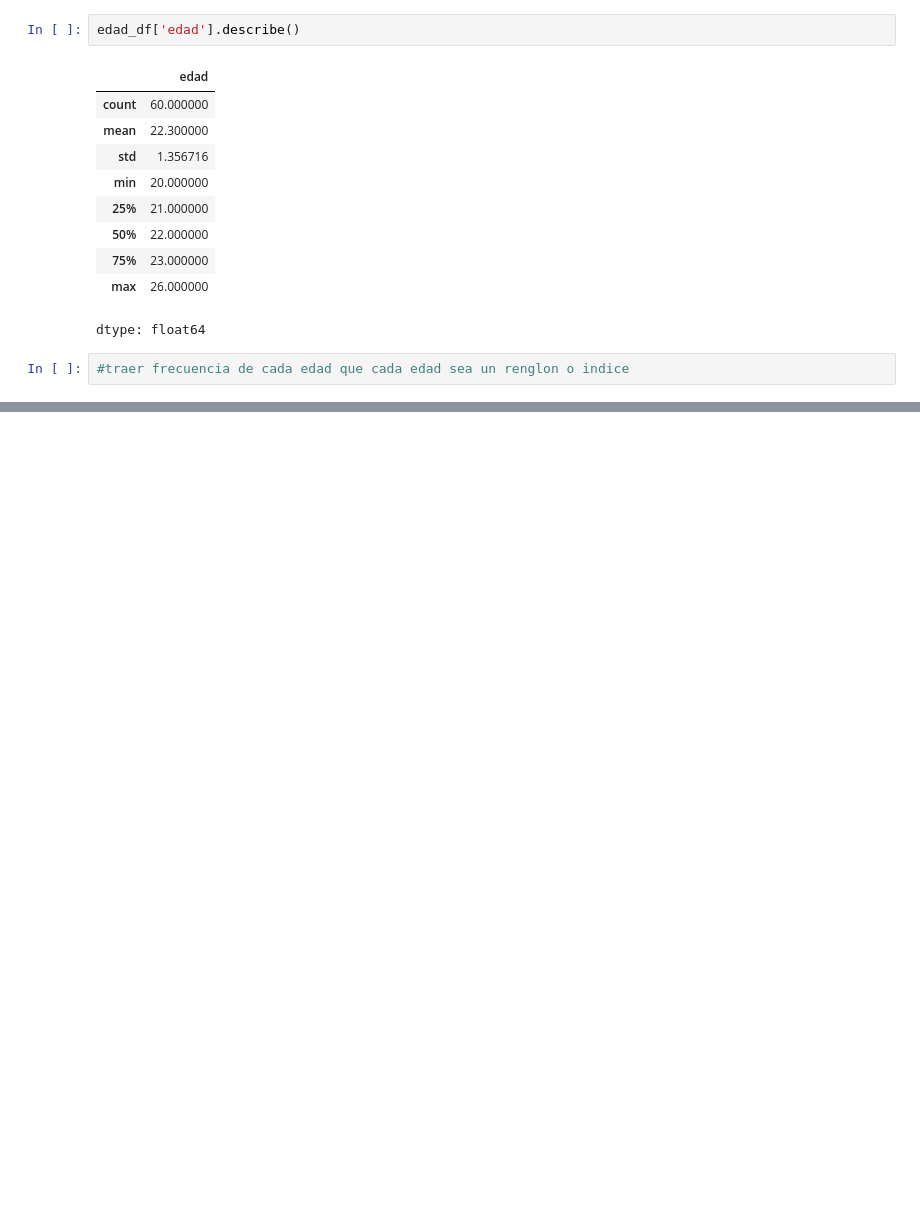
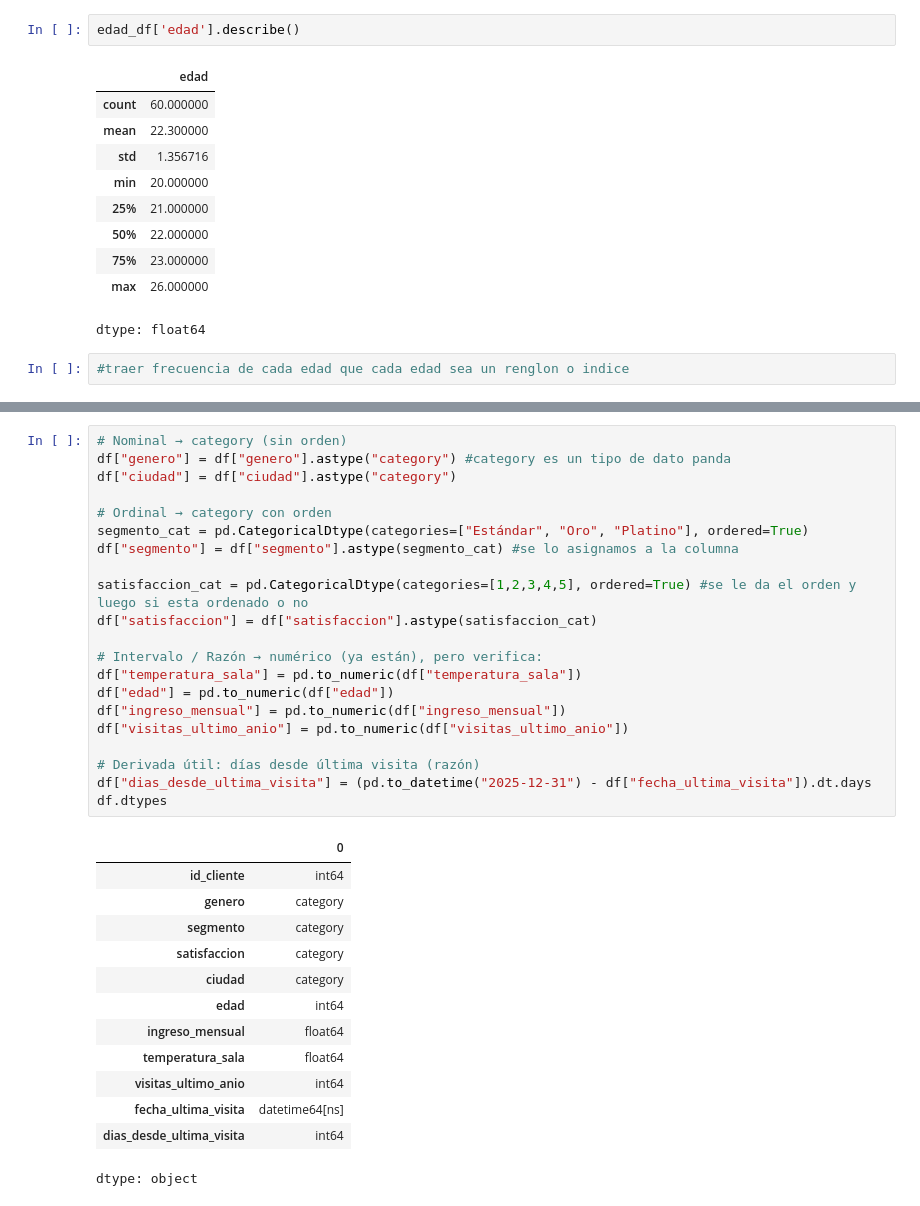
Before and after one commit to aldogg10/E50A-E01, a Jupyter notebook: Untitled0.ipynb, the cells around one changed output, grey strips where cells are left out. Drawn from its saved outputs; the diff is of its cells as text; blank space fills up the shorter version.

```diff
--- a/Untitled0.ipynb
+++ b/Untitled0.ipynb
@@ -1053,0 +1090,35 @@ dtype: float64
+# %%
+# Nominal → category (sin orden)
+df["genero"] = df["genero"].astype("category") #category es un tipo de dato panda
+df["ciudad"] = df["ciudad"].astype("category")
+
+# Ordinal → category con orden
+segmento_cat = pd.CategoricalDtype(categories=["Estándar", "Oro", "Platino"], ordered=True)
+df["segmento"] = df["segmento"].astype(segmento_cat) #se lo asignamos a la columna
+
+satisfaccion_cat = pd.CategoricalDtype(categories=[1,2,3,4,5], ordered=True) #se le da el orden y luego si esta ordenado o no
+df["satisfaccion"] = df["satisfaccion"].astype(satisfaccion_cat)
+
+# Intervalo / Razón → numérico (ya están), pero verifica:
+df["temperatura_sala"] = pd.to_numeric(df["temperatura_sala"])
+df["edad"] = pd.to_numeric(df["edad"])
+df["ingreso_mensual"] = pd.to_numeric(df["ingreso_mensual"])
+df["visitas_ultimo_anio"] = pd.to_numeric(df["visitas_ultimo_anio"])
+
+# Derivada útil: días desde última visita (razón)
+df["dias_desde_ultima_visita"] = (pd.to_datetime("2025-12-31") - df["fecha_ultima_visita"]).dt.days
+df.dtypes
+# %% [output]
+|  | 0 |
+| id_cliente | int64 |
+| genero | category |
+| segmento | category |
+| satisfaccion | category |
+| ciudad | category |
+| edad | int64 |
+| ingreso_mensual | float64 |
+| temperatura_sala | float64 |
+| visitas_ultimo_anio | int64 |
+| fecha_ultima_visita | datetime64[ns] |
+| dias_desde_ultima_visita | int64 |
+dtype: object
```
Also changed, not shown: parts of 19 cells of this notebook.
